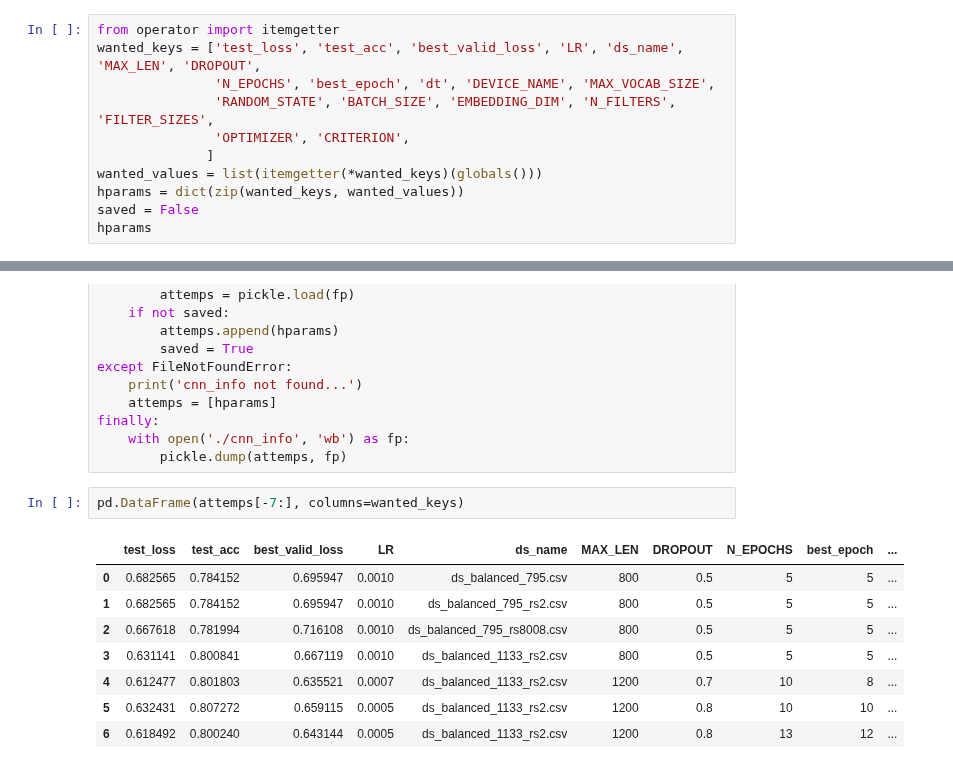
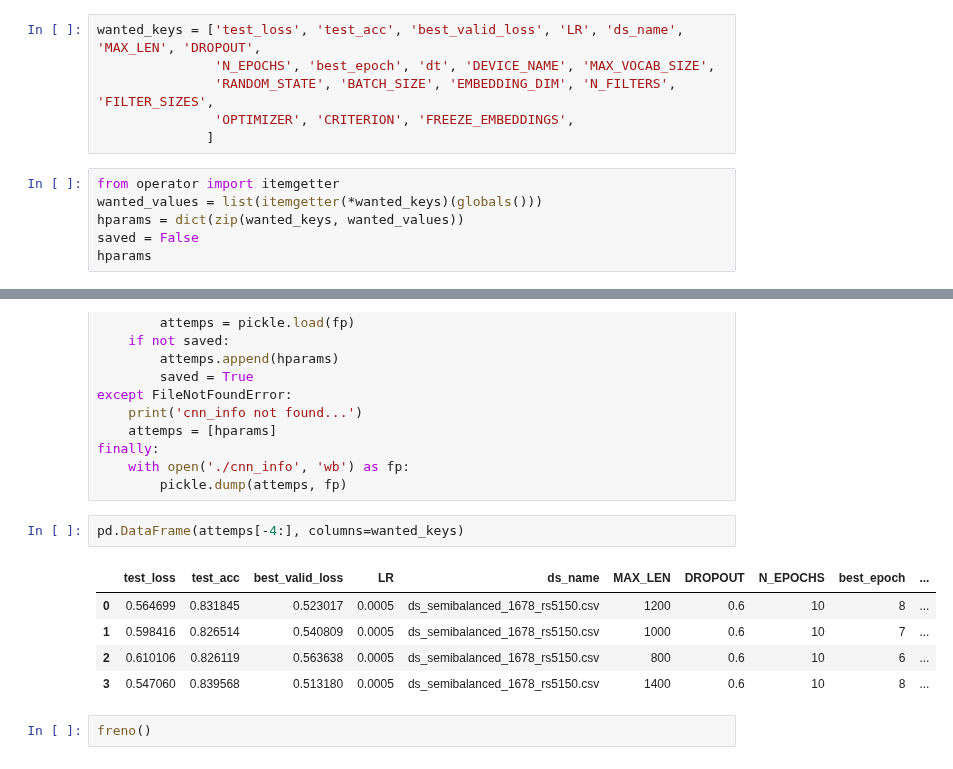
Before and after one commit to matiasbarram/INFO279-TAL-Proyecto, a Jupyter notebook: paso_5_optimizacion_cnn.ipynb, the cells around one changed output, grey strips where cells are left out. Cells and saved outputs as stored; diff of their text form.

```diff
--- a/paso_5_optimizacion_cnn.ipynb
+++ b/paso_5_optimizacion_cnn.ipynb
@@ -568,13 +597,14 @@ tensor([[-1.8592, -0.2127, -1.0981, -2.9064, -1.8833,  0.4033, -4.1155,  5.9889,
 # Comparar hiperparametros
 
 gaurdar parametros utilizados y algunas metricas en tabla resumen
+# %%
+wanted_keys = ['test_loss', 'test_acc', 'best_valid_loss', 'LR', 'ds_name', 'MAX_LEN', 'DROPOUT',
+               'N_EPOCHS', 'best_epoch', 'dt', 'DEVICE_NAME', 'MAX_VOCAB_SIZE',
+               'RANDOM_STATE', 'BATCH_SIZE', 'EMBEDDING_DIM', 'N_FILTERS', 'FILTER_SIZES',
+               'OPTIMIZER', 'CRITERION', 'FREEZE_EMBEDDINGS',
+              ]
 # %%
 from operator import itemgetter
-wanted_keys = ['test_loss', 'test_acc', 'best_valid_loss', 'LR', 'ds_name', 'MAX_LEN', 'DROPOUT',
-               'N_EPOCHS', 'best_epoch', 'dt', 'DEVICE_NAME', 'MAX_VOCAB_SIZE',
-               'RANDOM_STATE', 'BATCH_SIZE', 'EMBEDDING_DIM', 'N_FILTERS', 'FILTER_SIZES',
-               'OPTIMIZER', 'CRITERION',
-              ]
 wanted_values = list(itemgetter(*wanted_keys)(globals()))
 hparams = dict(zip(wanted_keys, wanted_values))
 saved = False
@@ -614,13 +645,12 @@ finally:
     with open('./cnn_info', 'wb') as fp:
         pickle.dump(attemps, fp)
 # %%
-pd.DataFrame(attemps[-7:], columns=wanted_keys)
+pd.DataFrame(attemps[-4:], columns=wanted_keys)
 # %% [output]
 |  | test_loss | test_acc | best_valid_loss | LR | ds_name | MAX_LEN | DROPOUT | N_EPOCHS | best_epoch | ... |
-| 0 | 0.682565 | 0.784152 | 0.695947 | 0.0010 | ds_balanced_795.csv | 800 | 0.5 | 5 | 5 | ... |
-| 1 | 0.682565 | 0.784152 | 0.695947 | 0.0010 | ds_balanced_795_rs2.csv | 800 | 0.5 | 5 | 5 | ... |
-| 2 | 0.667618 | 0.781994 | 0.716108 | 0.0010 | ds_balanced_795_rs8008.csv | 800 | 0.5 | 5 | 5 | ... |
-| 3 | 0.631141 | 0.800841 | 0.667119 | 0.0010 | ds_balanced_1133_rs2.csv | 800 | 0.5 | 5 | 5 | ... |
-| 4 | 0.612477 | 0.801803 | 0.635521 | 0.0007 | ds_balanced_1133_rs2.csv | 1200 | 0.7 | 10 | 8 | ... |
-| 5 | 0.632431 | 0.807272 | 0.659115 | 0.0005 | ds_balanced_1133_rs2.csv | 1200 | 0.8 | 10 | 10 | ... |
-| 6 | 0.618492 | 0.800240 | 0.643144 | 0.0005 | ds_balanced_1133_rs2.csv | 1200 | 0.8 | 13 | 12 | ... |
+| 0 | 0.564699 | 0.831845 | 0.523017 | 0.0005 | ds_semibalanced_1678_rs5150.csv | 1200 | 0.6 | 10 | 8 | ... |
+| 1 | 0.598416 | 0.826514 | 0.540809 | 0.0005 | ds_semibalanced_1678_rs5150.csv | 1000 | 0.6 | 10 | 7 | ... |
+| 2 | 0.610106 | 0.826119 | 0.563638 | 0.0005 | ds_semibalanced_1678_rs5150.csv | 800 | 0.6 | 10 | 6 | ... |
+| 3 | 0.547060 | 0.839568 | 0.513180 | 0.0005 | ds_semibalanced_1678_rs5150.csv | 1400 | 0.6 | 10 | 8 | ... |
+# %%
+freno()
```
Also changed, not shown: parts of 25 cells of this notebook, 14 other files.
